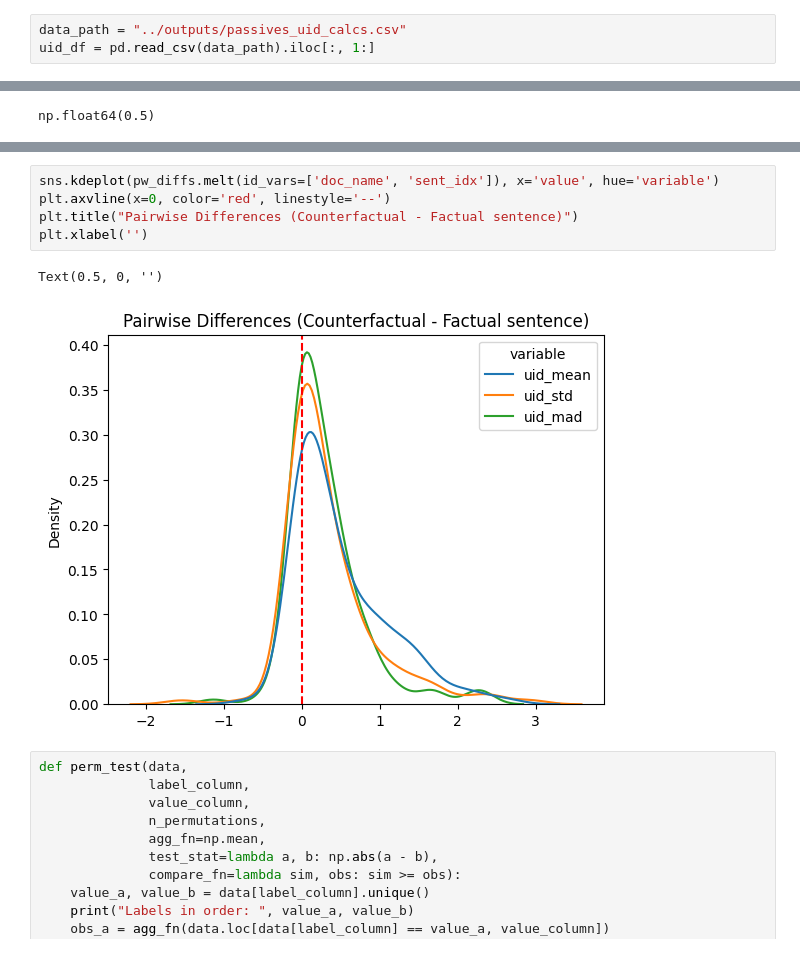
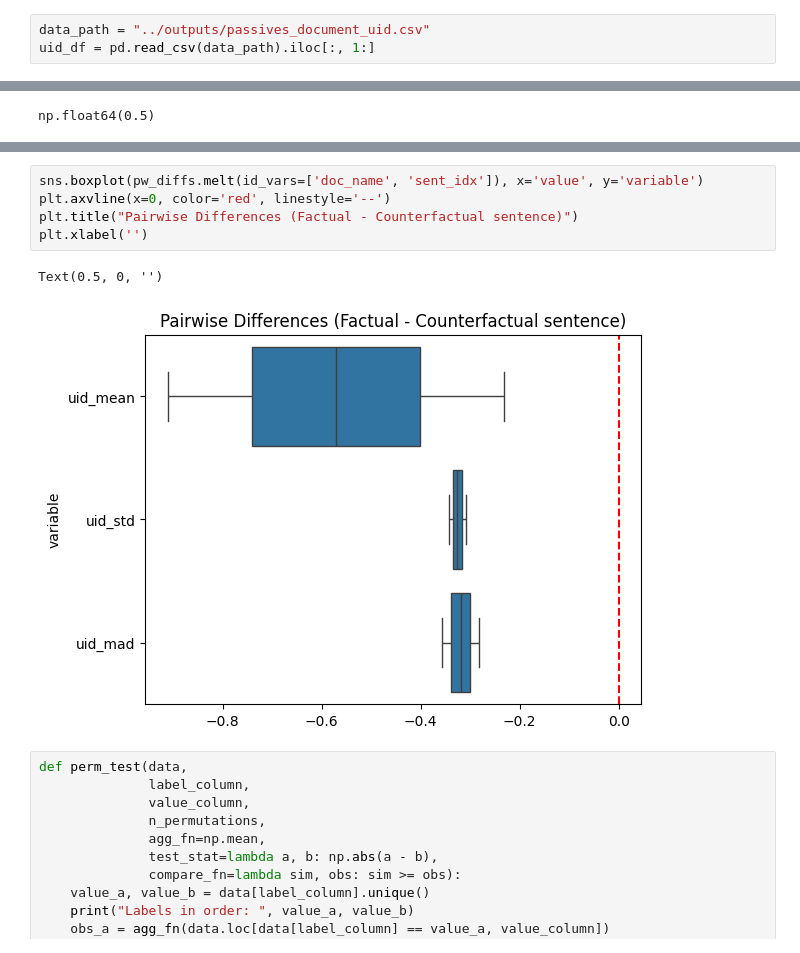
Before and after one commit to NolanChai/active-passive-alternations, a Jupyter notebook: notebooks/UID_analysis.ipynb, the cells around one changed output, grey strips where cells are left out. Drawn from its saved outputs; the diff is of its cells as text.

```diff
--- a/notebooks/UID_analysis.ipynb
+++ b/notebooks/UID_analysis.ipynb
@@ -8,5 +17,5 @@ from scipy.stats import normaltest, ttest_rel
 # %%
-data_path = "../outputs/passives_uid_calcs.csv"
+data_path = "../outputs/passives_document_uid.csv"
 uid_df = pd.read_csv(data_path).iloc[:, 1:]
 # %%
 uid_df[['factual', 'doc_name', 'pass_idx']] = uid_df['doc_id'].str.split("::", expand=True)
@@ -89,11 +91,11 @@ pw_diffs
 # %%
-sns.kdeplot(pw_diffs.melt(id_vars=['doc_name', 'sent_idx']), x='value', hue='variable')
+sns.boxplot(pw_diffs.melt(id_vars=['doc_name', 'sent_idx']), x='value', y='variable')
 plt.axvline(x=0, color='red', linestyle='--')
-plt.title("Pairwise Differences (Counterfactual - Factual sentence)")
+plt.title("Pairwise Differences (Factual - Counterfactual sentence)")
 plt.xlabel('')
 # %% [output]
 Text(0.5, 0, '')
-[figure, old version]
+[figure, new version]
 # %%
 def perm_test(data,
               label_column,
```
Also changed, not shown: parts of 8 cells of this notebook, 2 other files.
